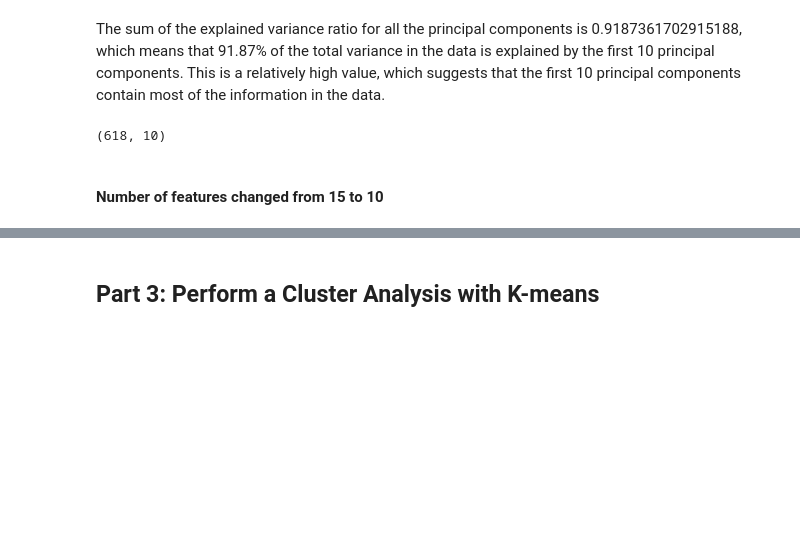
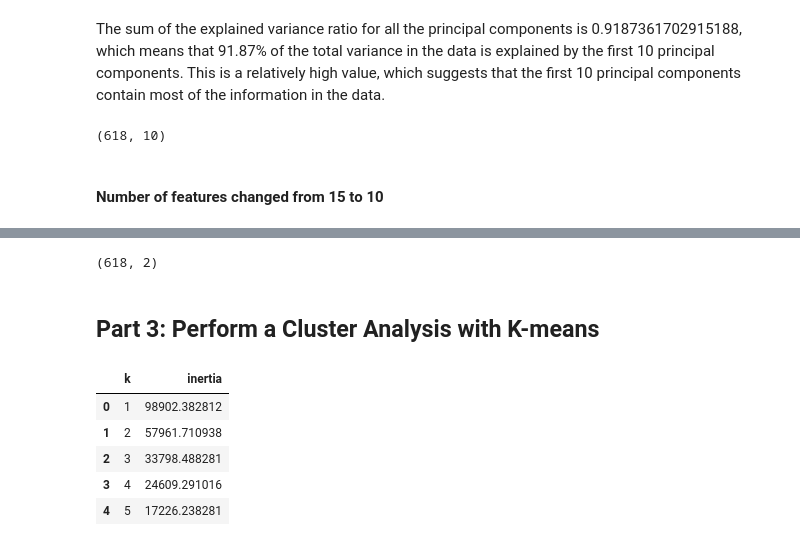
Before and after one commit to amudd10/Unsupervised-machine-learning, a Jupyter notebook: Myopia.ipynb, the cells around one changed output, grey strips where cells are left out. Saved outputs shown, nothing was run; the diff lists cells and outputs as text; code cells hidden in the pictures; blank space fills up the shorter version.

```diff
--- a/Myopia.ipynb
+++ b/Myopia.ipynb
@@ -122,2 +123,27 @@ plt.show()
+# %%
+tsne_features.shape
+# %% [output]
+(618, 2)
 # %% [markdown]
 ## Part 3: Perform a Cluster Analysis with K-means ##
+# %%
+# Empty list to store inertia values
+inertia_values = []
+k = list(range(1,11))
+
+# for loop to detmerine the inertia for each k between 1 through 10
+for i in k:
+    kmeans = KMeans(n_clusters=i, random_state = 0)
+    kmeans.fit(tsne_features)
+    inertia_values.append(kmeans.inertia_)
+# Create the Elbow Curve using hvPlot
+elbow_data = {"k": k, "inertia": inertia_values}
+df_elbow = pd.DataFrame(elbow_data)
+df_elbow.head()
+# %% [output]
+|  | k | inertia |
+| 0 | 1 | 98902.382812 |
+| 1 | 2 | 57961.710938 |
+| 2 | 3 | 33798.488281 |
+| 3 | 4 | 24609.291016 |
+| 4 | 5 | 17226.238281 |
```
Also changed, not shown: parts of 7 cells of this notebook.
